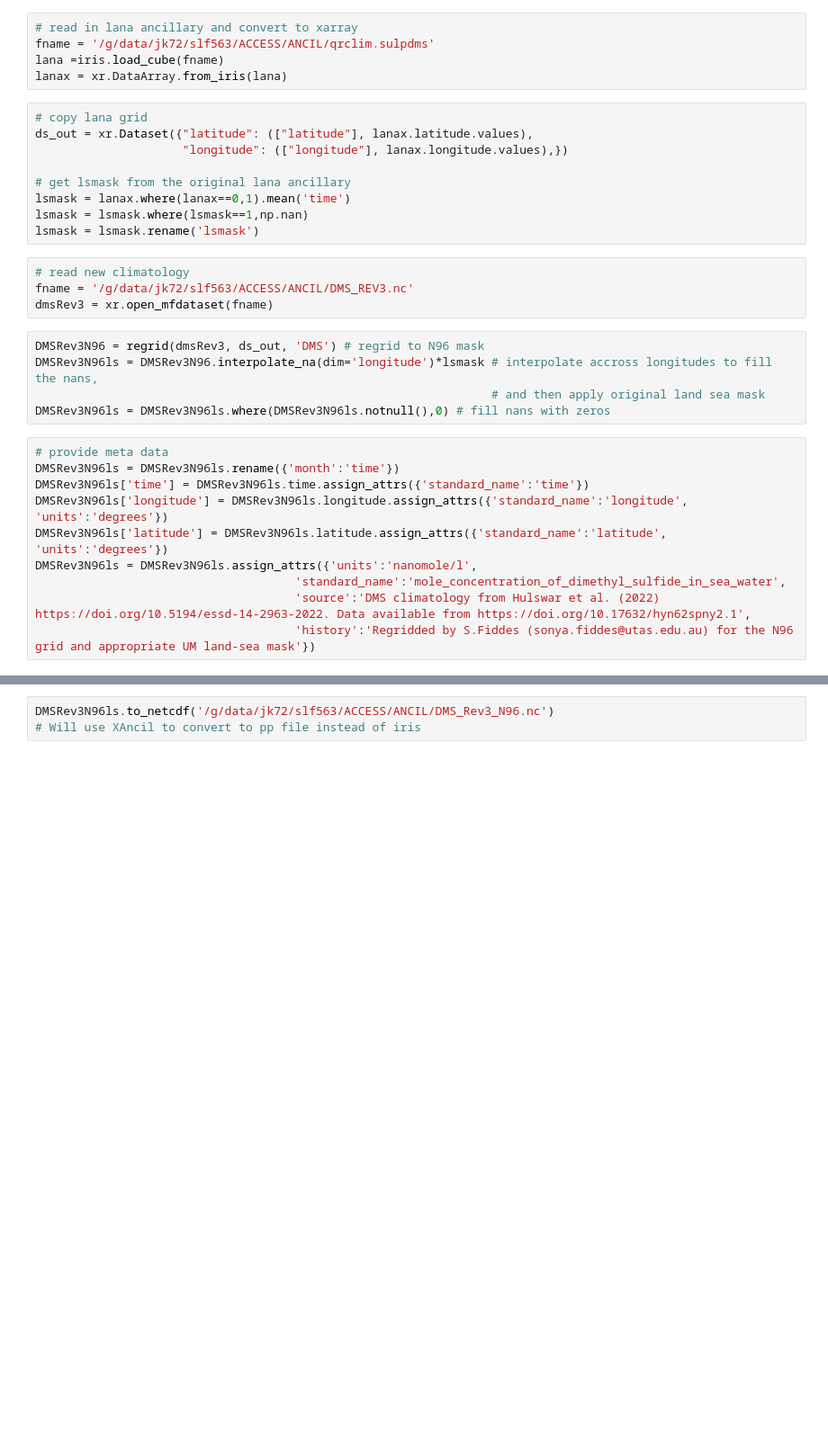
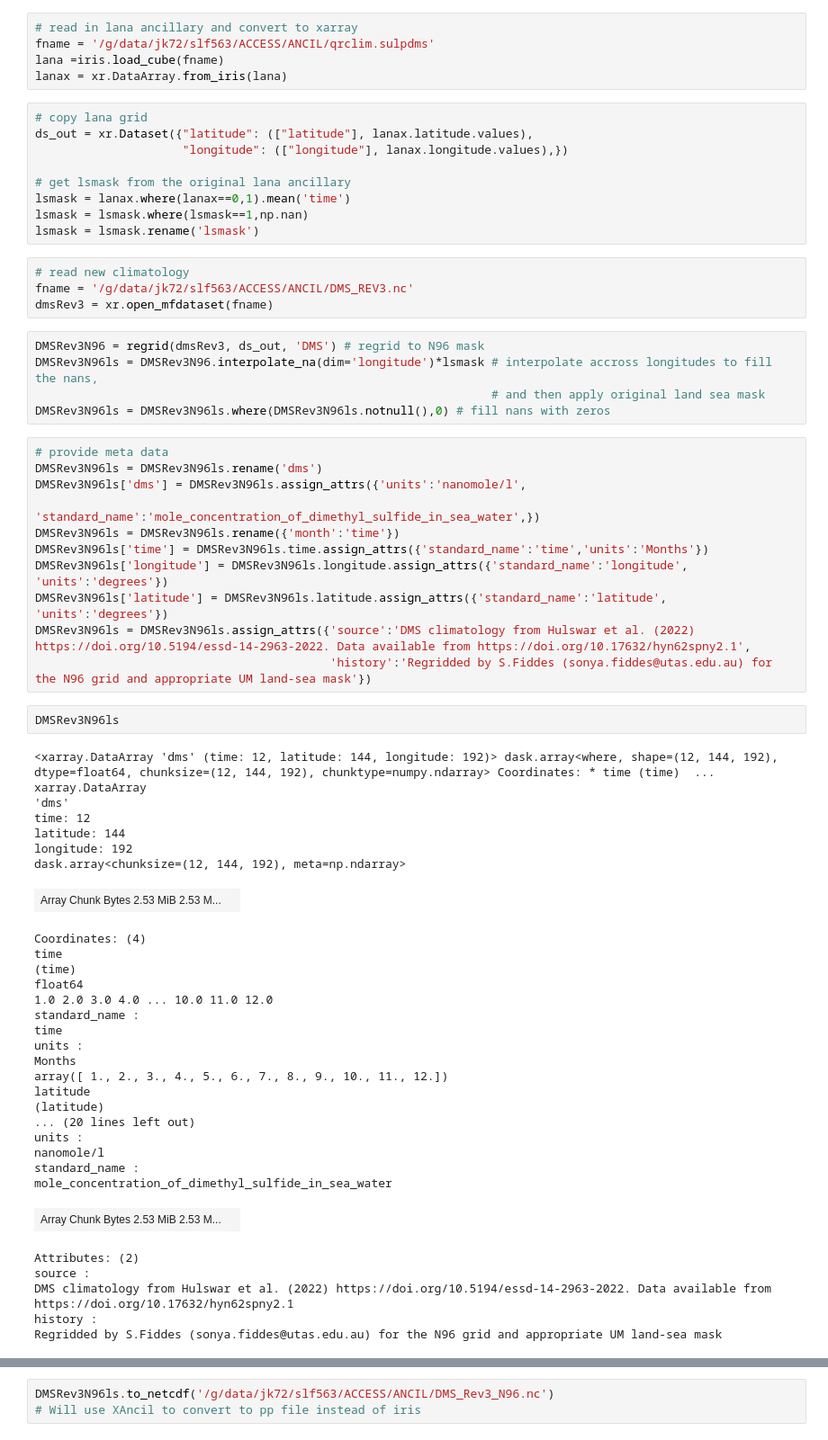
Before and after one commit to sfiddes/code_for_publications, a Jupyter notebook: DMS_clims/Rev3DMS_to_N96.ipynb, the cells around one changed output, grey strips where cells are left out. Shown: that part at 90% size. Drawn from its saved outputs; the diff is of its cells as text; blank space fills up the shorter version.

```diff
--- a/DMS_clims/Rev3DMS_to_N96.ipynb
+++ b/DMS_clims/Rev3DMS_to_N96.ipynb
@@ -35,14 +35,49 @@ DMSRev3N96ls = DMSRev3N96.interpolate_na(dim='longitude')*lsmask # interpolate a
 DMSRev3N96ls = DMSRev3N96ls.where(DMSRev3N96ls.notnull(),0) # fill nans with zeros
 # %%
 # provide meta data
+DMSRev3N96ls = DMSRev3N96ls.rename('dms')
+DMSRev3N96ls['dms'] = DMSRev3N96ls.assign_attrs({'units':'nanomole/l',
+                                     'standard_name':'mole_concentration_of_dimethyl_sulfide_in_sea_water',})
 DMSRev3N96ls = DMSRev3N96ls.rename({'month':'time'})
-DMSRev3N96ls['time'] = DMSRev3N96ls.time.assign_attrs({'standard_name':'time'})
+DMSRev3N96ls['time'] = DMSRev3N96ls.time.assign_attrs({'standard_name':'time','units':'Months'})
 DMSRev3N96ls['longitude'] = DMSRev3N96ls.longitude.assign_attrs({'standard_name':'longitude', 'units':'degrees'})
 DMSRev3N96ls['latitude'] = DMSRev3N96ls.latitude.assign_attrs({'standard_name':'latitude', 'units':'degrees'})
-DMSRev3N96ls = DMSRev3N96ls.assign_attrs({'units':'nanomole/l',
-                                     'standard_name':'mole_concentration_of_dimethyl_sulfide_in_sea_water',
-                                     'source':'DMS climatology from Hulswar et al. (2022) https://doi.org/10.5194/essd-14-2963-2022. Data available from https://doi.org/10.17632/hyn62spny2.1',
-                                     'history':'Regridded by S.Fiddes (sonya.fiddes@utas.edu.au) for the N96 grid and appropriate UM land-sea mask'})
+DMSRev3N96ls = DMSRev3N96ls.assign_attrs({'source':'DMS climatology from Hulswar et al. (2022) https://doi.org/10.5194/essd-14-2963-2022. Data available from https://doi.org/10.17632/hyn62spny2.1',
+                                          'history':'Regridded by S.Fiddes (sonya.fiddes@utas.edu.au) for the N96 grid and appropriate UM land-sea mask'})
+# %%
+DMSRev3N96ls
+# %% [output]
+<xarray.DataArray 'dms' (time: 12, latitude: 144, longitude: 192)> dask.array<where, shape=(12, 144, 192), dtype=float64, chunksize=(12, 144, 192), chunktype=numpy.ndarray> Coordinates: * time (time)  ...
+xarray.DataArray
+'dms'
+time: 12
+latitude: 144
+longitude: 192
+dask.array<chunksize=(12, 144, 192), meta=np.ndarray>
+| Array Chunk Bytes 2.53 MiB 2.53 M... |  |
+Coordinates: (4)
+time
+(time)
+float64
+1.0 2.0 3.0 4.0 ... 10.0 11.0 12.0
+standard_name :
+time
+units :
+Months
+array([ 1., 2., 3., 4., 5., 6., 7., 8., 9., 10., 11., 12.])
+latitude
+(latitude)
+... (20 lines left out)
+units :
+nanomole/l
+standard_name :
+mole_concentration_of_dimethyl_sulfide_in_sea_water
+| Array Chunk Bytes 2.53 MiB 2.53 M... |  |
+Attributes: (2)
+source :
+DMS climatology from Hulswar et al. (2022) https://doi.org/10.5194/essd-14-2963-2022. Data available from https://doi.org/10.17632/hyn62spny2.1
+history :
+Regridded by S.Fiddes (sonya.fiddes@utas.edu.au) for the N96 grid and appropriate UM land-sea mask
 # %%
 fig = plt.figure(figsize=(16,3))
 ax = plt.subplot(131)
```
Also changed, not shown: parts of 1 cell of this notebook.
